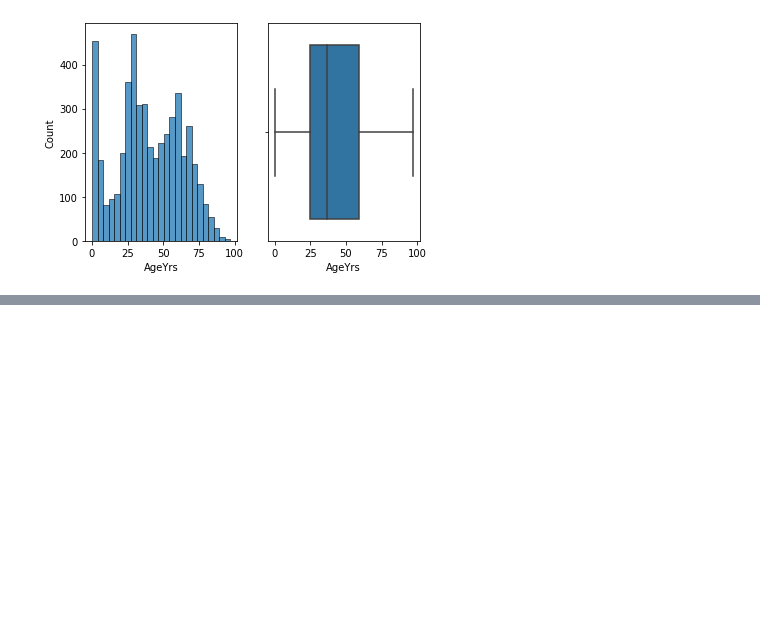
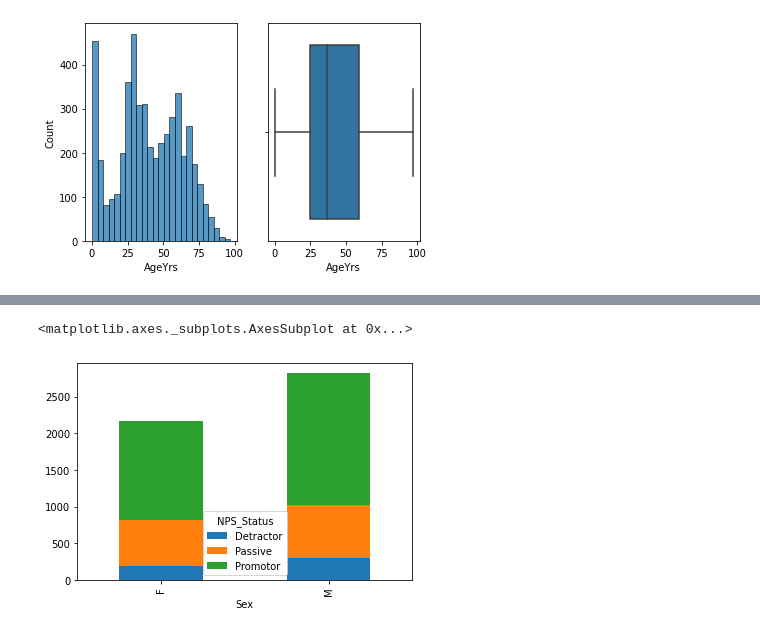
Before and after one commit to manthra16695/Code-360, a Jupyter notebook: Manipal_Hospitals.ipynb, the cells around one changed output, grey strips where cells are left out. Drawn from its saved outputs; the diff is of its cells as text; code cells hidden in the pictures; blank space fills up the shorter version.

```diff
--- a/Manipal_Hospitals.ipynb
+++ b/Manipal_Hospitals.ipynb
@@ -267,0 +286,8 @@ fig.add_shape(
+# %%
+##Relation between SEX and Target
+
+crstb=pd.crosstab(data['Sex'],data['NPS_Status'])
+crstb.plot(kind='bar',stacked=True)
+# %% [output]
+<matplotlib.axes._subplots.AxesSubplot at 0x...>
+[figure, added]
```
Also changed, not shown: parts of 5 cells of this notebook.
